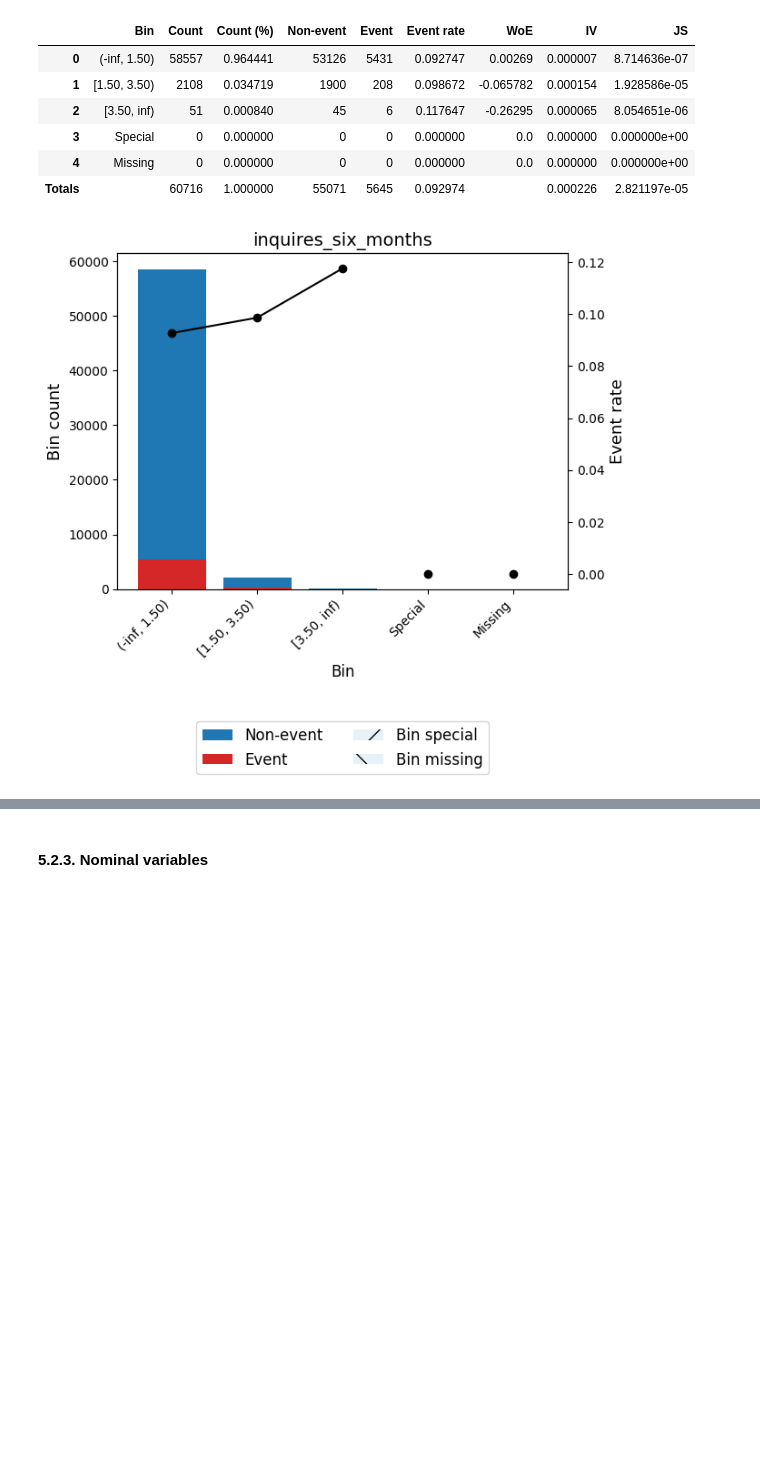
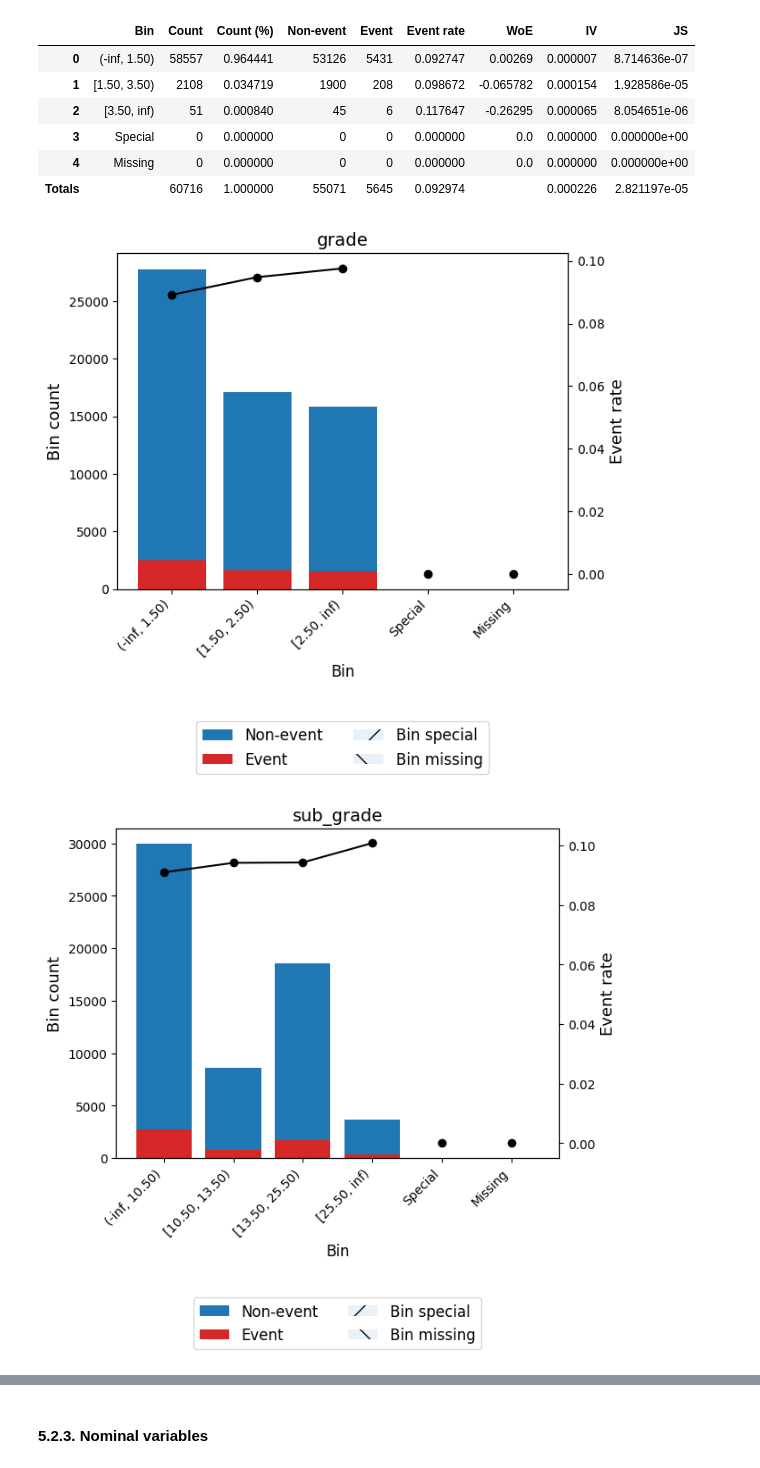
Before and after one commit to MiaHenstridge/bank_loan_defaulter_prediction_deloitte_hackathon, a Jupyter notebook: final_project_v4.ipynb, the cells around one changed output, grey strips where cells are left out. Cells and saved outputs as stored; diff of their text form; code cells hidden in the pictures; blank space fills up the shorter version.

```diff
--- a/final_project_v4.ipynb
+++ b/final_project_v4.ipynb
@@ -776,6 +781,10 @@ t.build()
 | Totals |  | 60716 | 1.000000 | 55071 | 5645 | 0.092974 |  | 0.000226 | 2.821197e-05 |
 # %%
 # check out the plot to see the monotonic relationship generated by the new binning
-t.plot(metric='event_rate', show_bin_labels=True)
+for i, var in enumerate(ordinal_variables):
+    t = ordinal_enc.bin_models[var].binning_table
+    t.build()
+    t.plot(metric='event_rate', show_bin_labels=True)
 # %% [output]
-[figure, old version]
+[figure, new version]
+[figure, added]
```
Also changed, not shown: parts of 49 cells of this notebook, 11 other files.
